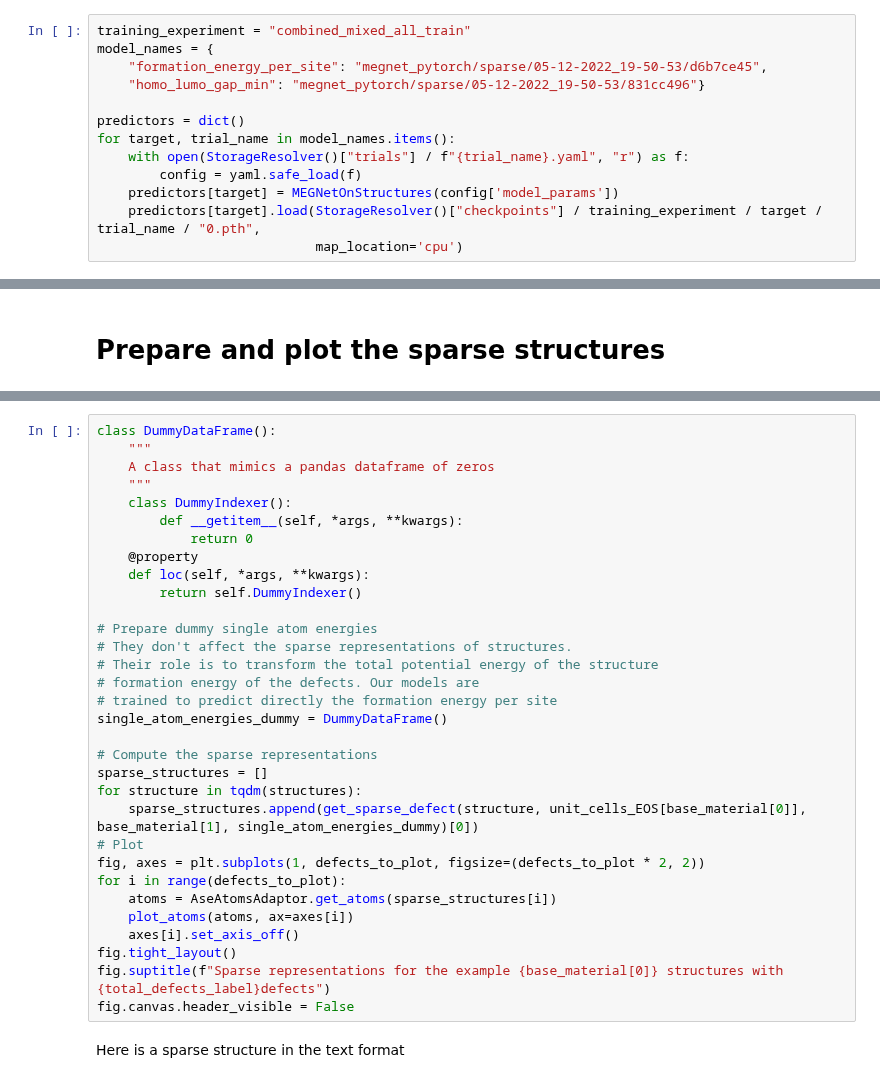
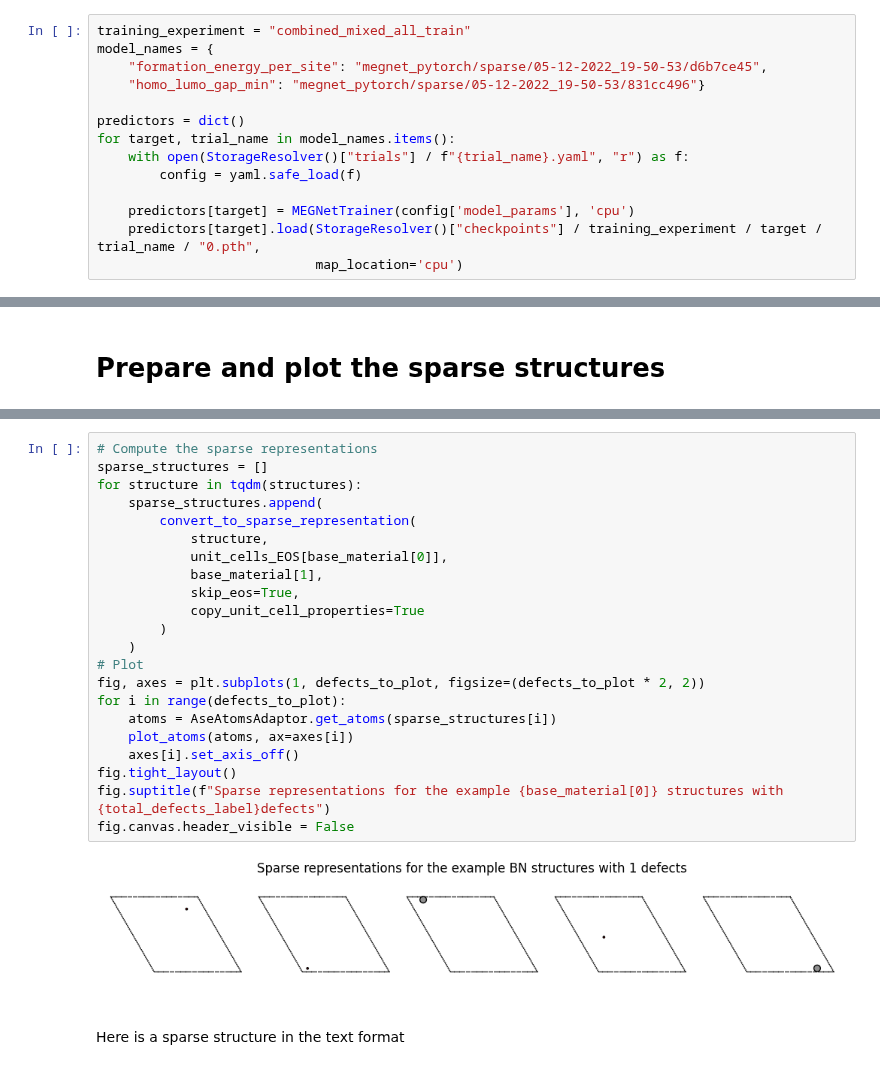
Before and after one commit to HSE-LAMBDA/ai4material_design, a Jupyter notebook: notebooks/Inference.ipynb, the cells around one changed output, grey strips where cells are left out. Saved outputs shown, nothing was run; the diff lists cells and outputs as text.

```diff
--- a/notebooks/Inference.ipynb
+++ b/notebooks/Inference.ipynb
@@ -50,6 +50,7 @@ predictors = dict()
 for target, trial_name in model_names.items():
     with open(StorageResolver()["trials"] / f"{trial_name}.yaml", "r") as f:
         config = yaml.safe_load(f)
-    predictors[target] = MEGNetOnStructures(config['model_params'])
+
+    predictors[target] = MEGNetTrainer(config['model_params'], 'cpu')
     predictors[target].load(StorageResolver()["checkpoints"] / training_experiment / target / trial_name / "0.pth",
                             map_location='cpu')
@@ -325,35 +335,27 @@ fig.canvas.header_visible = False
 # %%
-class DummyDataFrame():
-    """
-    A class that mimics a pandas dataframe of zeros
-    """
-    class DummyIndexer():
-        def __getitem__(self, *args, **kwargs):
-            return 0
-    @property
-    def loc(self, *args, **kwargs):
-        return self.DummyIndexer()
-
-# Prepare dummy single atom energies
-# They don't affect the sparse representations of structures.
-# Their role is to transform the total potential energy of the structure
-# formation energy of the defects. Our models are
-# trained to predict directly the formation energy per site
-single_atom_energies_dummy = DummyDataFrame()
-
 # Compute the sparse representations
 sparse_structures = []
 for structure in tqdm(structures):
-    sparse_structures.append(get_sparse_defect(structure, unit_cells_EOS[base_material[0]], base_material[1], single_atom_energies_dummy)[0])
+    sparse_structures.append(
+        convert_to_sparse_representation(
+            structure,
+            unit_cells_EOS[base_material[0]],
+            base_material[1],
+            skip_eos=True,
+            copy_unit_cell_properties=True
+        )
+    )
 # Plot
 fig, axes = plt.subplots(1, defects_to_plot, figsize=(defects_to_plot * 2, 2))
 for i in range(defects_to_plot):
     atoms = AseAtomsAdaptor.get_atoms(sparse_structures[i])
     plot_atoms(atoms, ax=axes[i])
     axes[i].set_axis_off()
 fig.tight_layout()
 fig.suptitle(f"Sparse representations for the example {base_material[0]} structures with {total_defects_label}defects")
 fig.canvas.header_visible = False
+# %% [output]
+[figure, added]
 # %% [markdown]
 Here is a sparse structure in the text format
 # %%
```
Also changed, not shown: parts of 10 cells of this notebook, 5 other files.
